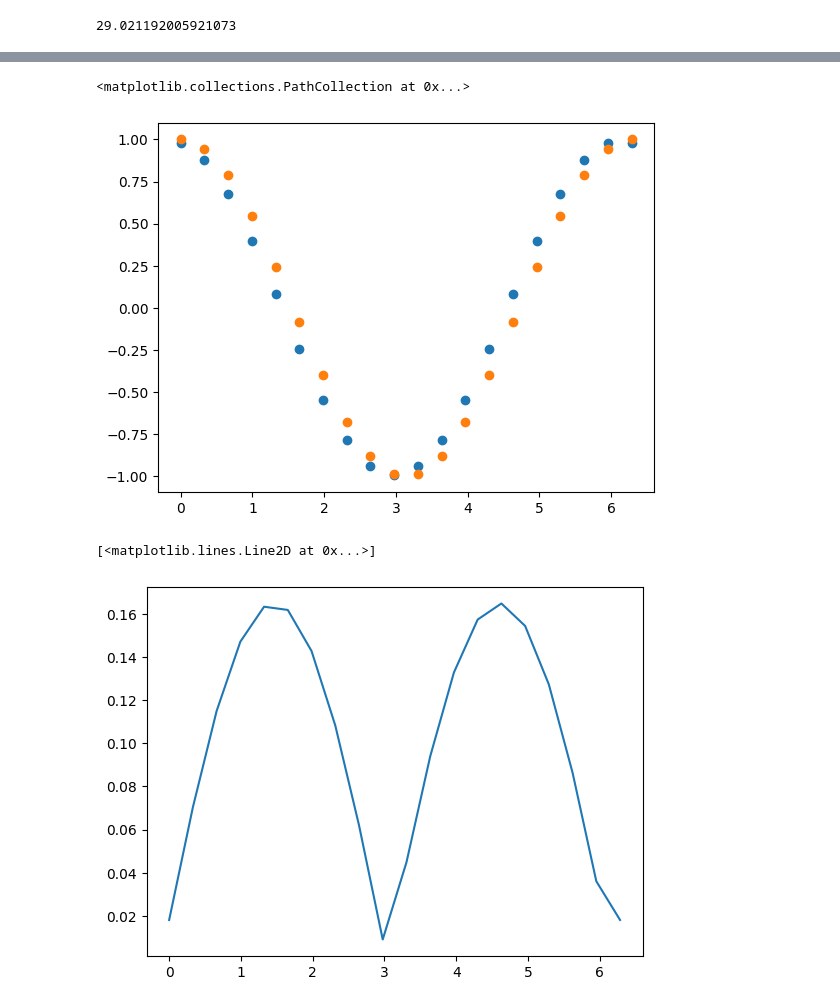
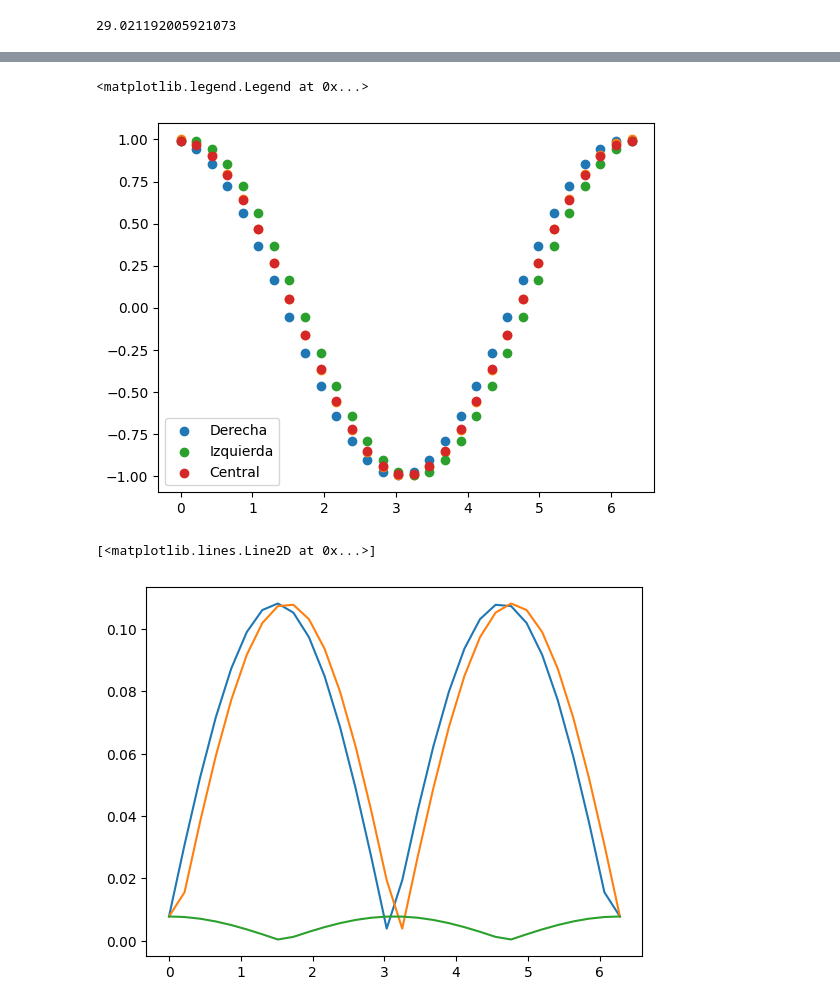
Before and after one commit to asegura4488/MetodosComputacionalesI, a Jupyter notebook: Semana3/Derivacion.ipynb, the cells around one changed output, grey strips where cells are left out. Saved outputs shown, nothing was run; the diff lists cells and outputs as text; code cells hidden in the pictures.

```diff
--- a/Semana3/Derivacion.ipynb
+++ b/Semana3/Derivacion.ipynb
@@ -26,7 +26,7 @@ def Funcion(x):
 def ExactDerivative(x):
   return np.cos(x)
 # %%
-N = 20
+N = 30
 x = np.linspace(0,2*np.pi,N)
 x
 # %% [output]
@@ -55,16 +57,41 @@ def RightDerivative(f,x,h):
     d = (f(x+h) - f(x))/h
 
   return d
+# %%
+def LeftDerivative(f,x,h):
+
+  d = 0.
+
+  if h != 0:
+    d = (f(x) - f(x-h))/h
+
+  return d
+# %%
+def CentralDerivative(f,x,h):
+
+  d = 0.
+
+  if h != 0:
+    d = (f(x+h) - f(x-h))/(2*h)
+
+  return d
 # %%
 RDerivative = RightDerivative(Funcion,x,h)
+LDerivative = LeftDerivative(Funcion,x,h)
+CDerivative = CentralDerivative(Funcion,x,h)
 # %%
-plt.scatter(x,RDerivative)
+plt.scatter(x,RDerivative,label='Derecha')
 plt.scatter(x,ExactDerivative(x))
+plt.scatter(x,LDerivative,label='Izquierda')
+plt.scatter(x,CDerivative,label='Central')
+plt.legend()
 # %% [output]
-<matplotlib.collections.PathCollection at 0x...>
+<matplotlib.legend.Legend at 0x...>
-[figure, old version]
+[figure, new version]
 # %%
 plt.plot(x,np.abs(RDerivative - ExactDerivative(x)))
+plt.plot(x,np.abs(LDerivative - ExactDerivative(x)))
+plt.plot(x,np.abs(CDerivative - ExactDerivative(x)))
 # %% [output]
 [<matplotlib.lines.Line2D at 0x...>]
-[figure, old version]
+[figure, new version]
```
Also changed, not shown: parts of 3 cells of this notebook.
